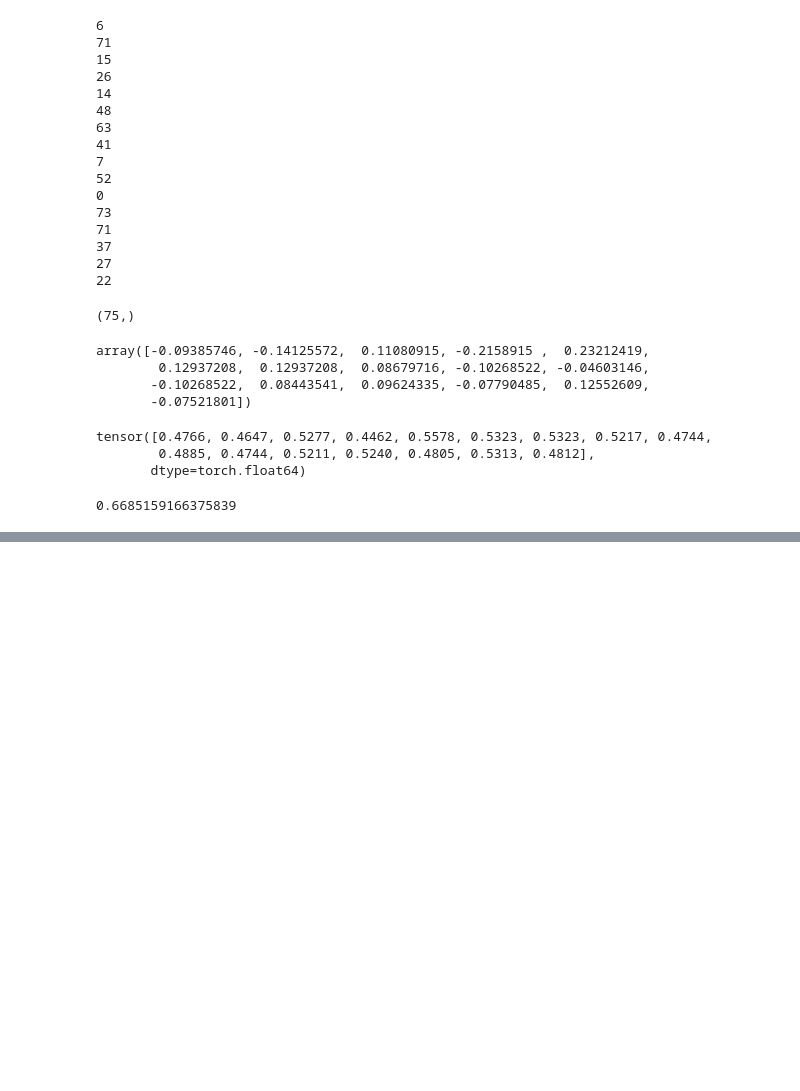
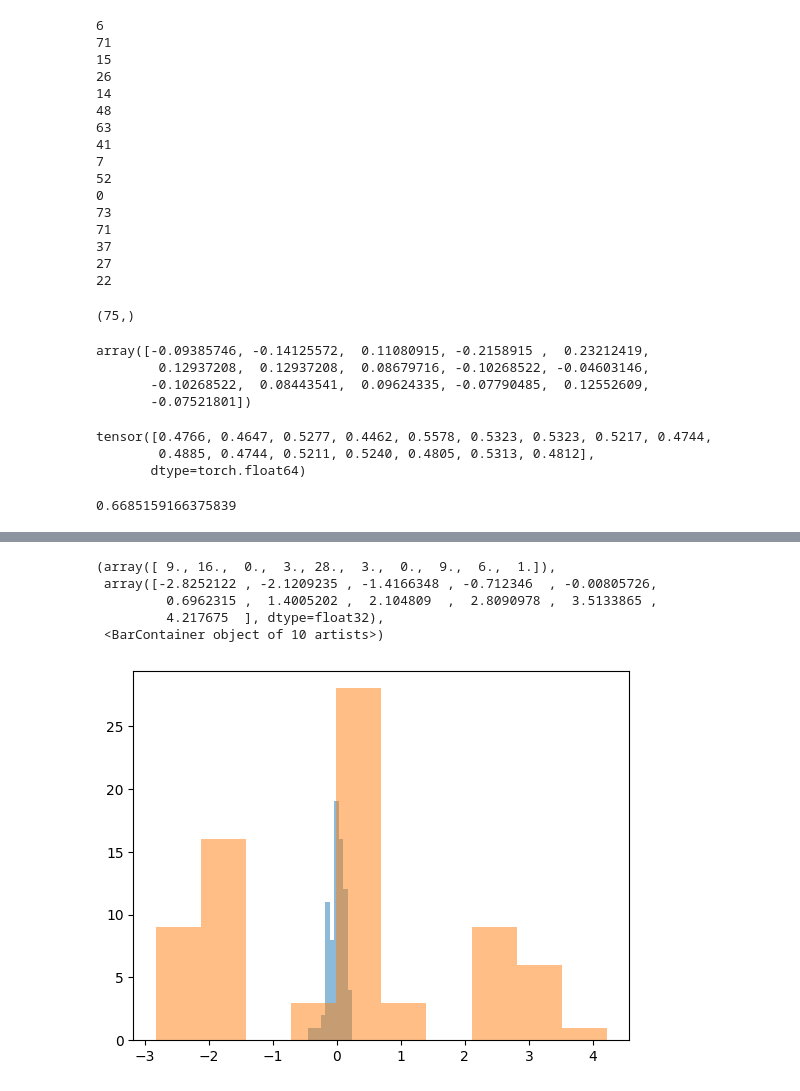
Before and after one commit to ettoreh/PA-DI-PML-H-B, a Jupyter notebook: content/networks/mlpNet/test.ipynb, the cells around one changed output, grey strips where cells are left out. Cells and saved outputs as stored; diff of their text form; code cells hidden in the pictures; blank space fills up the shorter version.

```diff
--- a/content/networks/mlpNet/test.ipynb
+++ b/content/networks/mlpNet/test.ipynb
@@ -201,0 +219,13 @@ array([[0., 0., 0., ..., 0., 0., 0.],
+# %%
+w = np.mean(W, 0)
+wwm = np.mean(Wwm, 0)
+
+plt.hist(w.flatten(), alpha=0.5)
+plt.hist(wwm.flatten(), alpha=0.5)
+# %% [output]
+(array([ 9., 16.,  0.,  3., 28.,  3.,  0.,  9.,  6.,  1.]),
+ array([-2.8252122 , -2.1209235 , -1.4166348 , -0.712346  , -0.00805726,
+         0.6962315 ,  1.4005202 ,  2.104809  ,  2.8090978 ,  3.5133865 ,
+         4.217675  ], dtype=float32),
+ <BarContainer object of 10 artists>)
+[figure, added]
```
Also changed, not shown: parts of 14 cells of this notebook, 9 other files.
